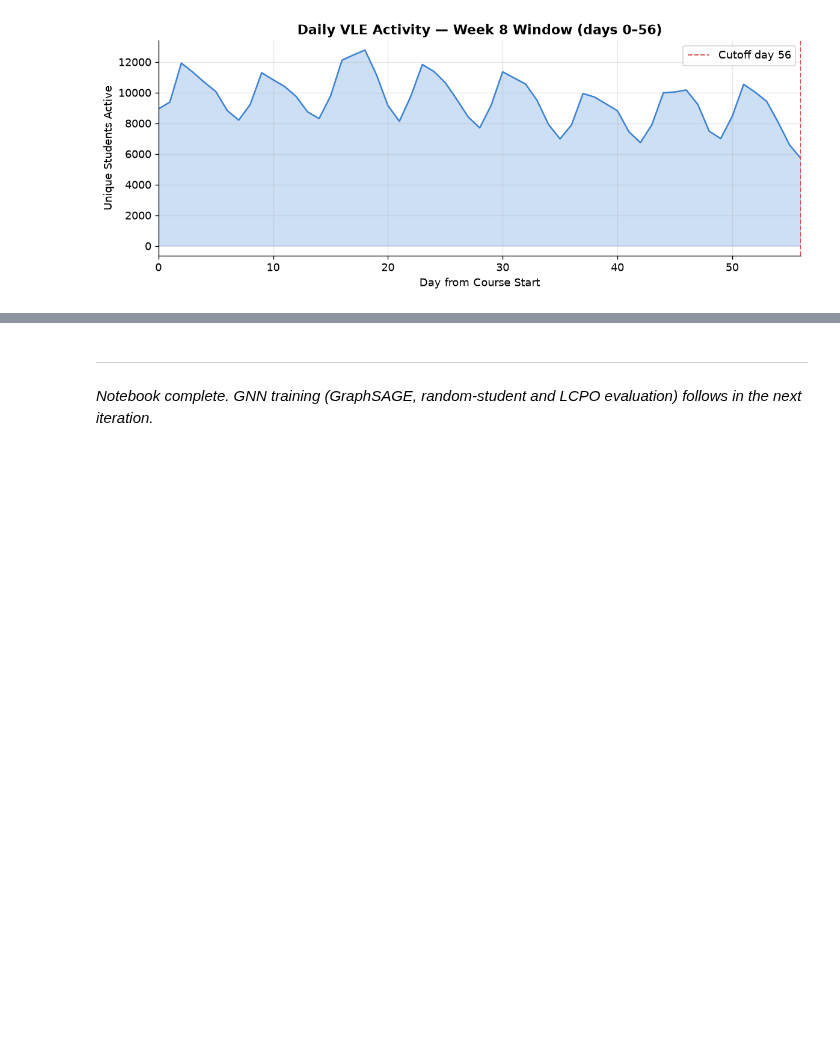
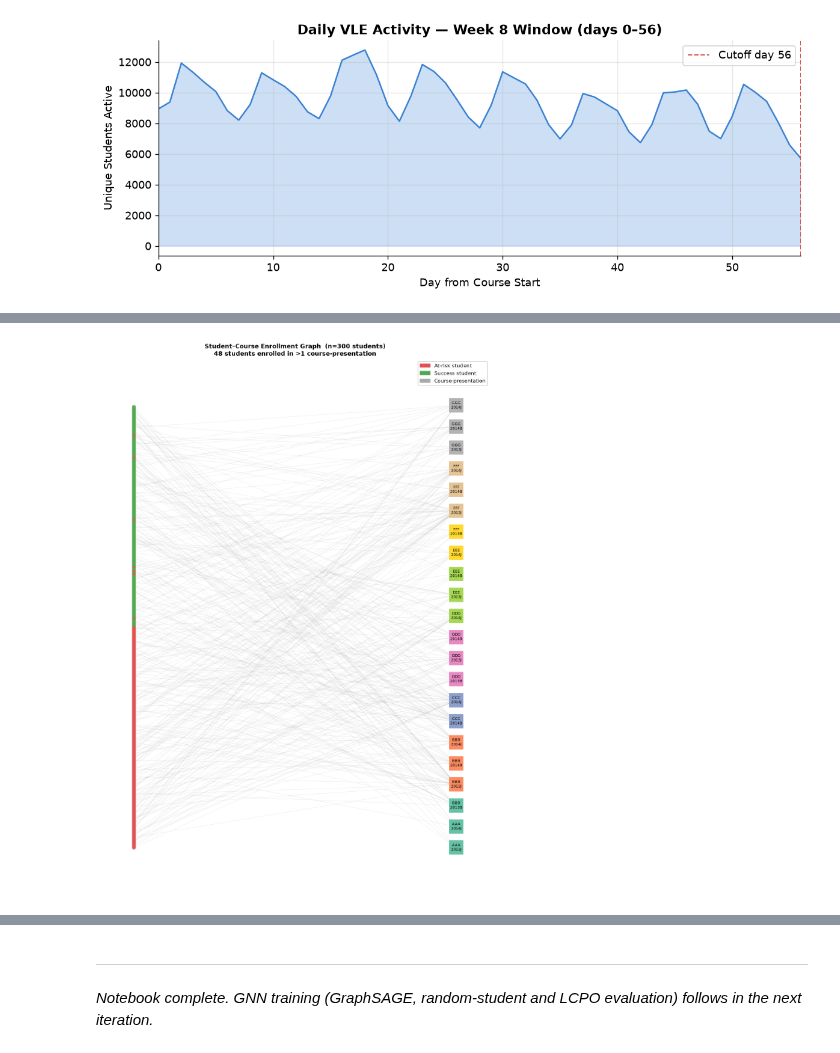
Before and after one commit to reyquiroz/OULAD_CourseAware, a Jupyter notebook: notebooks/OULAD_Graph_Analysis_Final.ipynb, the cells around one changed output, grey strips where cells are left out. Drawn from its saved outputs; the diff is of its cells as text; code cells hidden in the pictures; blank space fills up the shorter version.

```diff
--- a/notebooks/OULAD_Graph_Analysis_Final.ipynb
+++ b/notebooks/OULAD_Graph_Analysis_Final.ipynb
@@ -593,0 +759,82 @@ plt.show()
+# %%
+import networkx as nx
+import matplotlib.pyplot as plt
+import matplotlib.patches as mpatches
+import numpy as np
+
+rng = np.random.default_rng(42)
+at_risk_ids = enrollments[enrollments['target'] == 1]['id_student'].unique()
+success_ids = enrollments[enrollments['target'] == 0]['id_student'].unique()
+sampled_ids = np.concatenate([
+    rng.choice(at_risk_ids,  size=min(150, len(at_risk_ids)),  replace=False),
+    rng.choice(success_ids, size=min(150, len(success_ids)), replace=False),
+])
+sample_enroll = enrollments[enrollments['id_student'].isin(sampled_ids)].copy()
+sample_enroll['cp_key'] = (
+    sample_enroll['code_module'] + '_' + sample_enroll['code_presentation']
+)
+
+G = nx.Graph()
+for sid in sampled_ids:
+    G.add_node(f's_{sid}', ntype='student')
+cp_list = sorted(sample_enroll['cp_key'].unique())
+for cp in cp_list:
+    G.add_node(cp, ntype='course')
+for _, row in sample_enroll.iterrows():
+    G.add_edge(f's_{row.id_student}', row.cp_key)
+
+student_nodes = [n for n, d in G.nodes(data=True) if d['ntype'] == 'student']
+course_nodes  = sorted([n for n, d in G.nodes(data=True) if d['ntype'] == 'course'])
+
+pos = {}
+n_stu = len(student_nodes)
+for i, n in enumerate(student_nodes):
+    pos[n] = np.array([0.0, float(i)])
+for i, n in enumerate(course_nodes):
+    pos[n] = np.array([6.0, i * (n_stu / max(len(course_nodes)-1, 1))])
+
+student_target = (
+    sample_enroll.drop_duplicates('id_student')
+    .set_index('id_student')['target']
+)
+node_colors_s = [
+    ATRISK if student_target.get(int(n.split('_')[1]), 0) == 1 else SUCCESS
+    for n in student_nodes
+]
+cp_cmap = plt.colormaps['Set2'].resampled(len(course_nodes))
+cp_color_map   = {cp: cp_cmap(i) for i, cp in enumerate(course_nodes)}
+node_colors_c  = [cp_color_map[n] for n in course_nodes]
+
+fig, ax = plt.subplots(figsize=(10, 14))
+ax.axis('off')
+nx.draw_networkx_edges(G, pos, alpha=0.15, edge_color='#888', width=0.6, ax=ax)
+nx.draw_networkx_nodes(G, pos, nodelist=student_nodes,
+                       node_color=node_colors_s, node_size=35, alpha=0.85, ax=ax)
+nx.draw_networkx_nodes(G, pos, nodelist=course_nodes,
+                       node_color=node_colors_c, node_size=600,
+                       node_shape='s', ax=ax)
+nx.draw_networkx_labels(G, pos,
+                        labels={n: n.replace('_', '\n') for n in course_nodes},
+                        font_size=6.5, ax=ax)
+multi = sample_enroll.groupby('id_student').size()
+n_multi = int((multi > 1).sum())
+ax.legend(
+    handles=[
+        mpatches.Patch(color=ATRISK,  label='At-risk student'),
+        mpatches.Patch(color=SUCCESS, label='Success student'),
+        mpatches.Patch(color='#aaa',  label='Course-presentation'),
+    ], loc='upper right', fontsize=9
+)
+ax.set_title(
+    f'Student–Course Enrollment Graph  (n={len(sampled_ids)} students)\n'
+    f'{n_multi} students enrolled in >1 course-presentation',
+    fontsize=11, fontweight='bold'
+)
+plt.tight_layout()
+plt.savefig(PROJECT_ROOT / 'results/graph/artifacts/viz_net_student_course.png',
+            bbox_inches='tight', dpi=150)
+plt.show()
+print(f'Graph: {len(sampled_ids)} students, {len(course_nodes)} courses, '
+      f'{G.number_of_edges()} edges, {n_multi} multi-enrolled students')
+# %% [output]
+[figure, added]
```
Also changed, not shown: parts of 11 cells of this notebook, 4 other files.
